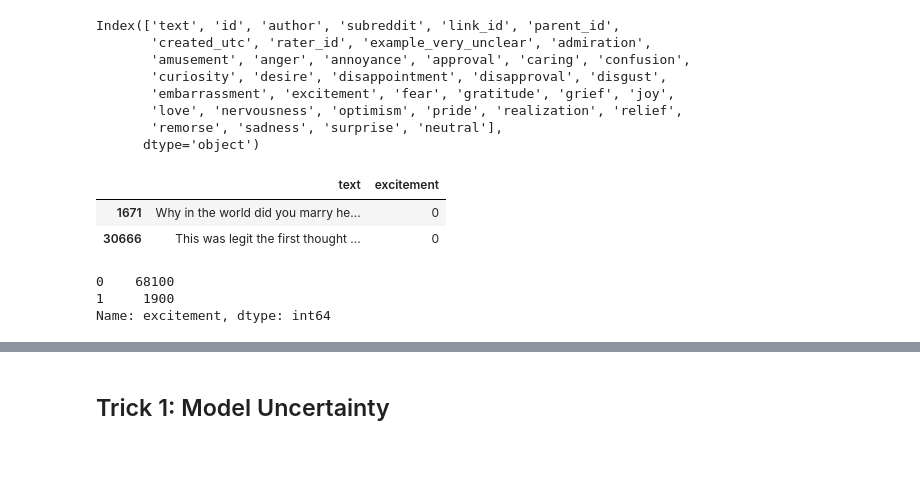
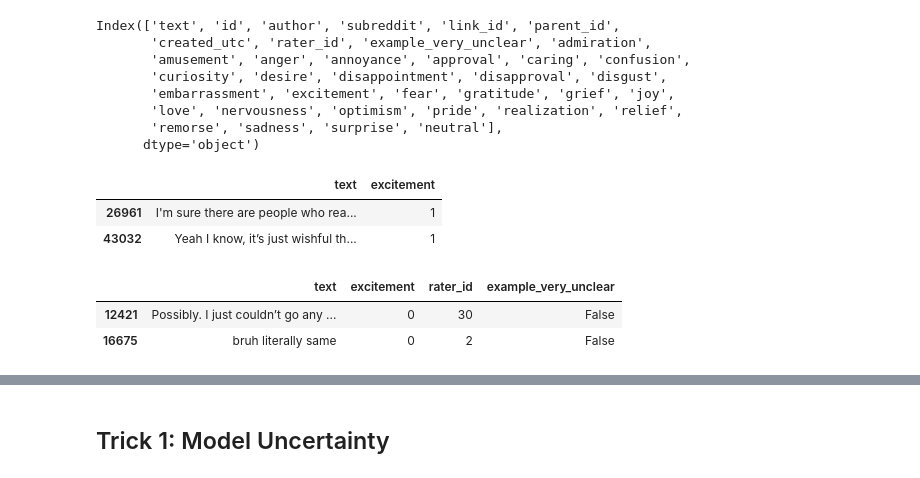
Before and after one commit to koaning/optimal-on-paper, a Jupyter notebook: part-02.ipynb, the cells around one changed output, grey strips where cells are left out. Cells and saved outputs as stored; diff of their text form; code cells hidden in the pictures.

```diff
--- a/part-02.ipynb
+++ b/part-02.ipynb
@@ -28,18 +28,21 @@ Index(['text', 'id', 'author', 'subreddit', 'link_id', 'parent_id',
 # %%
 pd.set_option('display.max_colwidth', None)
 label_of_interest = 'excitement'
 
-df[['text', label_of_interest]].loc[lambda d: d[label_of_interest] == 0].sample(2)
+df[['text', label_of_interest]].loc[lambda d: d[label_of_interest] == 1].sample(2)
 # %% [output]
 |  | text | excitement |
-| 1671 | Why in the world did you marry he... | 0 |
-| 30666 | This was legit the first thought ... | 0 |
+| 26961 | I'm sure there are people who rea... | 1 |
+| 43032 | Yeah I know, it’s just wishful th... | 1 |
 # %%
-df[label_of_interest].value_counts()
+(df
+ [['text', label_of_interest, 'rater_id', 'example_very_unclear']]
+ .loc[lambda d: d[label_of_interest] == 0]
+ .sample(2))
 # %% [output]
-0    68100
-1     1900
-Name: excitement, dtype: int64
+|  | text | excitement | rater_id | example_very_unclear |
+| 12421 | Possibly. I just couldn’t go any ... | 0 | 30 | False |
+| 16675 | bruh literally same | 0 | 2 | False |
 # %%
 X, y = df['text'], df[label_of_interest]
 
```
Also changed, not shown: parts of 8 cells of this notebook, 3 other files.
